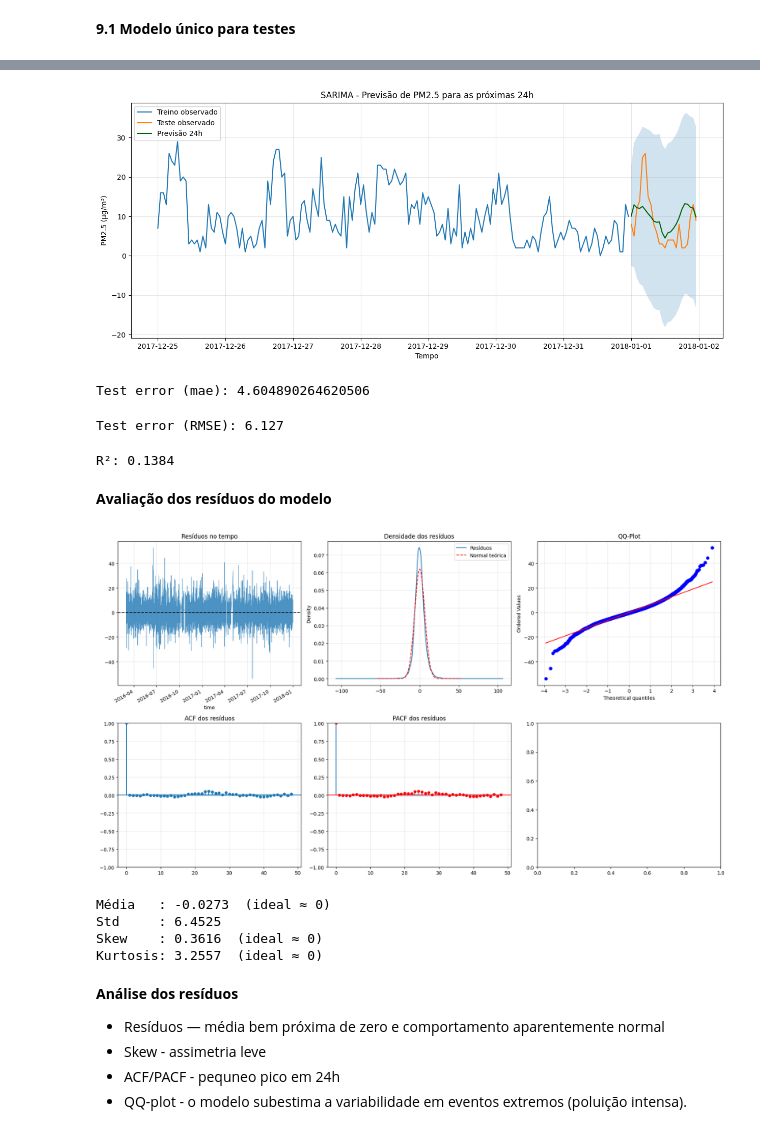
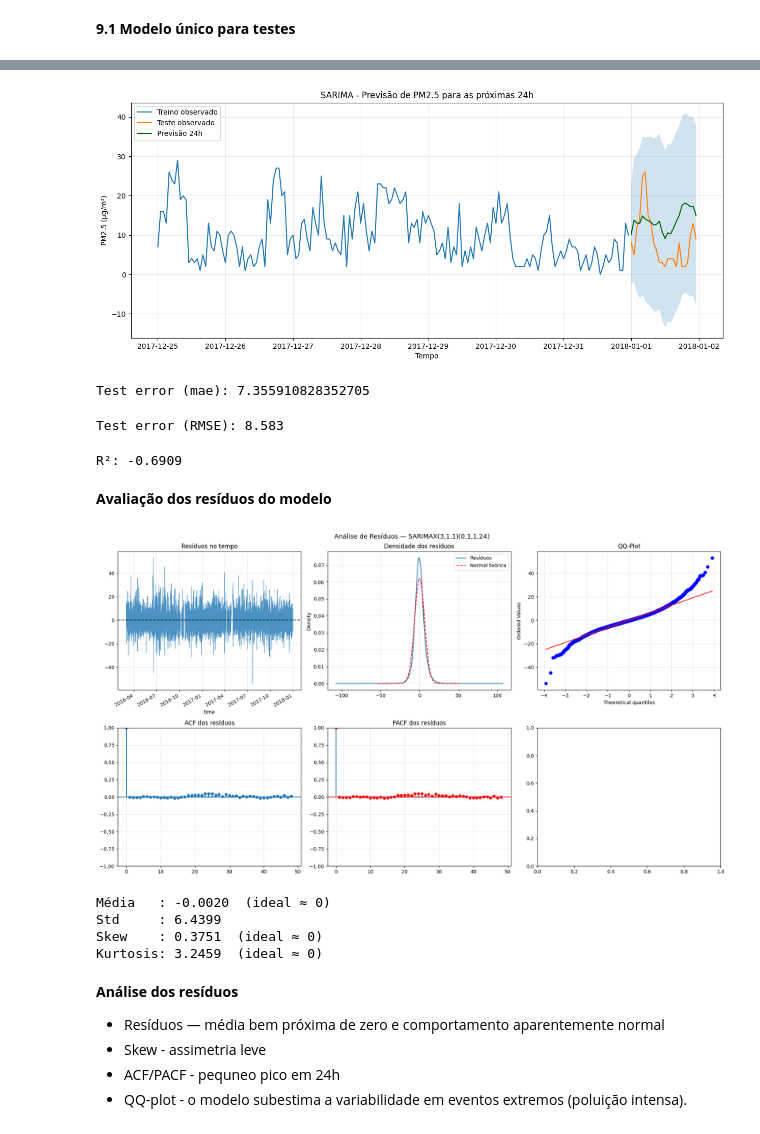
Before and after one commit to izabelcmn/respira_sp, a Jupyter notebook: notebook/izabelcmn_sarimax.ipynb, the cells around one changed output, grey strips where cells are left out. Drawn from its saved outputs; the diff is of its cells as text; code cells hidden in the pictures.

Commit message:
update sarimax - experiments evaluation

```diff
--- a/notebook/izabelcmn_sarimax.ipynb
+++ b/notebook/izabelcmn_sarimax.ipynb
@@ -295,8 +293,9 @@ plt.show()
 # normalizando utilizando StandardScaler()
 cols = [
     "temperature_2m",
-    "relative_humidity_2m"
-]
+    "relative_humidity_2m",
+    "precipitation",
+    "wind_speed_10m"]
 
 scaler = StandardScaler()
 
@@ -657,7 +656,7 @@ Baseline 24h - R²  : -0.304
 **9.1 Modelo único para testes**
 # %%
 # usando melhores parâmetros testados
-order = (3,1,1)
+order = (1,0,1)
 seasonal_order = (0,1,1,24)
 
 # enforce_stationarity=False -> utilizado por conta da presença de gaps e pela estratégia de retreinamento para avaliação
@@ -746,7 +745,7 @@ plt.grid(alpha=0.3)
 
 plt.show()
 # %% [output]
-[figure, old version]
+[figure, new version]
 # %%
 error_mae = mean_absolute_error(
                 y_true = y_val.iloc[:24],
@@ -754,7 +753,7 @@ error_mae = mean_absolute_error(
             )
 print(f"Test error (mae): {error_mae}")
 # %% [output]
-Test error (mae): 4.604890264620506
+Test error (mae): 7.355910828352705
 # %%
 error_rmse = root_mean_squared_error(
     y_true=y_val.iloc[:24],
@@ -763,7 +762,7 @@ error_rmse = root_mean_squared_error(
 
 print(f"Test error (RMSE): {error_rmse:.3f}")
 # %% [output]
-Test error (RMSE): 6.127
+Test error (RMSE): 8.583
 # %%
 r2 = r2_score(
     y_true=y_val.iloc[:24],
@@ -772,7 +771,7 @@ r2 = r2_score(
 
 print(f"R²: {r2:.4f}")
 # %% [output]
-R²: 0.1384
+R²: -0.6909
 # %% [markdown]
 **Avaliação dos resíduos do modelo**
 # %%
@@ -785,8 +784,8 @@ residuals = pd.Series(
 
 residuals = residuals.dropna()
 # %%
-ig, axes = plt.subplots(2, 3, figsize=(18, 10))
-fig.suptitle("Análise de Resíduos — SARIMAX(3,1,1)(0,1,1,24)", fontsize=13)
+fig, axes = plt.subplots(2, 3, figsize=(18, 10))
+fig.suptitle("Análise de Resíduos — SARIMAX(1,0,1)(0,1,1,24)", fontsize=13)
 
 
 residuals.plot(ax=axes[0, 0], linewidth=0.7, alpha=0.8)
@@ -808,38 +807,38 @@ axes[0, 1].legend()
 axes[0, 1].grid(alpha=0.3)
 
 
 
 stats.probplot(residuals, dist="norm", plot=axes[0, 2])
 axes[0, 2].set_title("QQ-Plot")
 axes[0, 2].grid(alpha=0.3)
 
 
 
 plot_acf(residuals, lags=48, ax=axes[1, 0], alpha=0.05)
 axes[1, 0].set_title("ACF dos resíduos")
 axes[1, 0].grid(alpha=0.3)
 
 
 plot_pacf(residuals, lags=48, method="ywm", ax=axes[1, 1], color="r")
 axes[1, 1].set_title("PACF dos resíduos")
 axes[1, 1].grid(alpha=0.3)
 
 
 
 plt.tight_layout()
 plt.show()
 
 
 print(f"Média   : {residuals.mean():.4f}  (ideal ≈ 0)")
 print(f"Std     : {residuals.std():.4f}")
 print(f"Skew    : {residuals.skew():.4f}  (ideal ≈ 0)")
 print(f"Kurtosis: {residuals.kurtosis():.4f}  (ideal ≈ 0)")
 # %% [output]
-[figure, old version]
+[figure, new version]
-Média   : -0.0273  (ideal ≈ 0)
-Std     : 6.4525
-Skew    : 0.3616  (ideal ≈ 0)
-Kurtosis: 3.2557  (ideal ≈ 0)
+Média   : -0.0020  (ideal ≈ 0)
+Std     : 6.4399
+Skew    : 0.3751  (ideal ≈ 0)
+Kurtosis: 3.2459  (ideal ≈ 0)
 # %% [markdown]
 **Análise dos resíduos**
 - Resíduos — média bem próxima de zero e comportamento aparentemente normal
```
Also changed, not shown: parts of 26 cells of this notebook, 8 other files.
